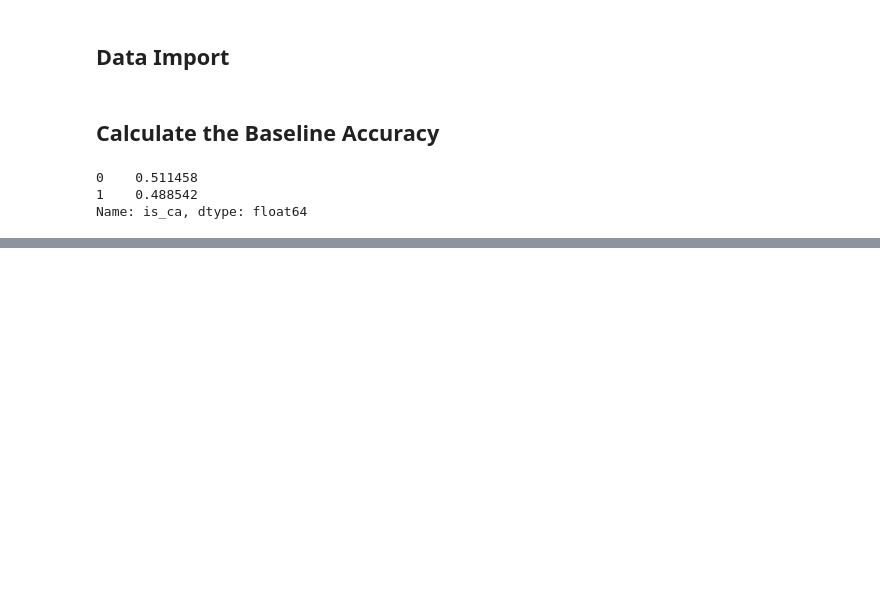
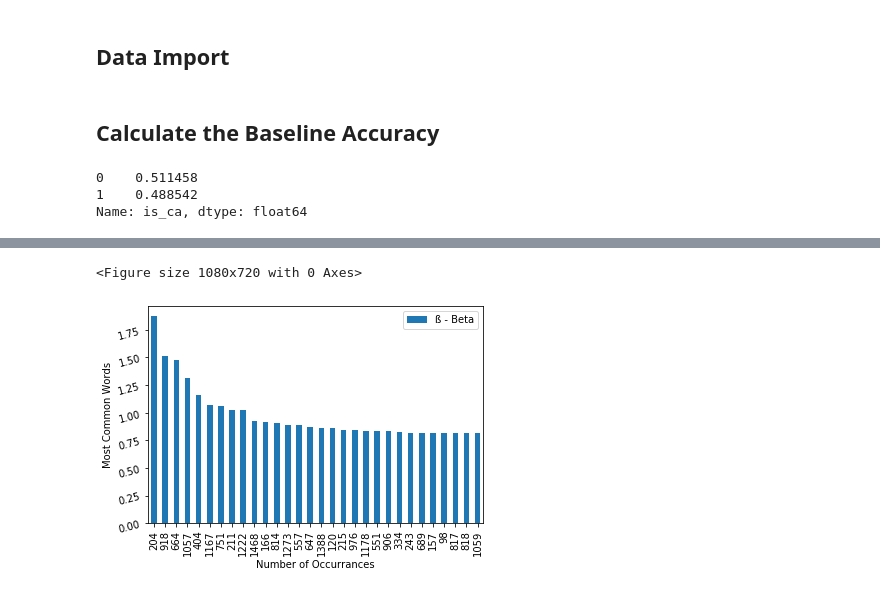
Before and after one commit to pwalesdi/GA_Project_3, a Jupyter notebook: Project_3_Data_Modeling.ipynb, the cells around one changed output, grey strips where cells are left out. Saved outputs shown, nothing was run; the diff lists cells and outputs as text; code cells hidden in the pictures; blank space fills up the shorter version.

```diff
--- a/Project_3_Data_Modeling.ipynb
+++ b/Project_3_Data_Modeling.ipynb
@@ -173,7 +277,7 @@ print(f'Sensitivity: {round(sens,4)}')
 # %%
 coef_df = pd.DataFrame({'variables':X_train_df.columns})
 print(lr.coef_.shape)
-coe = pd.DataFrame({'ß - Beta':np.squeeze(np.exp(lr.coef_))})
+coe = pd.DataFrame({'ß - Beta':np.squeeze(lr.coef_)})
 coef_df = pd.concat([coef_df, coe], axis=1)
 values = pd.DataFrame(X_train_df, index=list(range(0,2049)), columns=coef_df['variables'])
 values['CA_Post'] = y
@@ -181,2 +294,12 @@ values.head()
+# %%
+plt.figure(figsize=(15,10))
+coef_df.sort_values(by='ß - Beta', ascending=False).head(30).plot.bar(color='tab:blue')
+plt.yticks(rotation=15)
+plt.xlabel("Number of Occurrances")
+plt.ylabel("Most Common Words")
+plt.show()
+# %% [output]
+<Figure size 1080x720 with 0 Axes>
+[figure, added]
 # %%
 coef_df.sort_values('ß - Beta', ascending=False)
```
Also changed, not shown: parts of 35 cells of this notebook.
